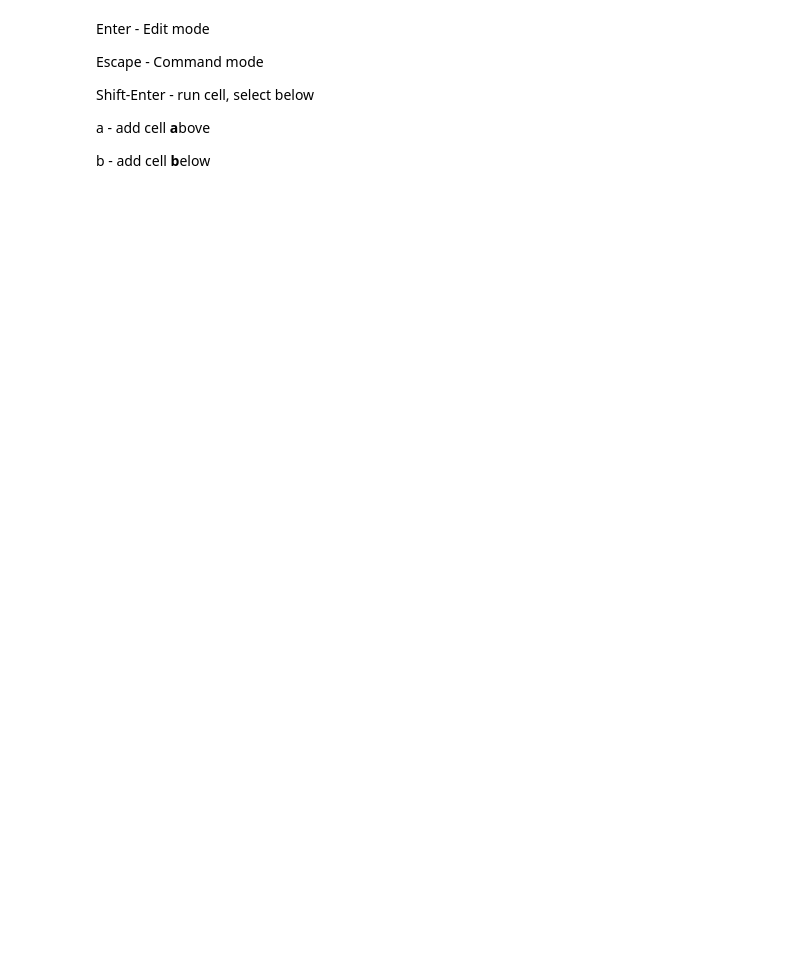
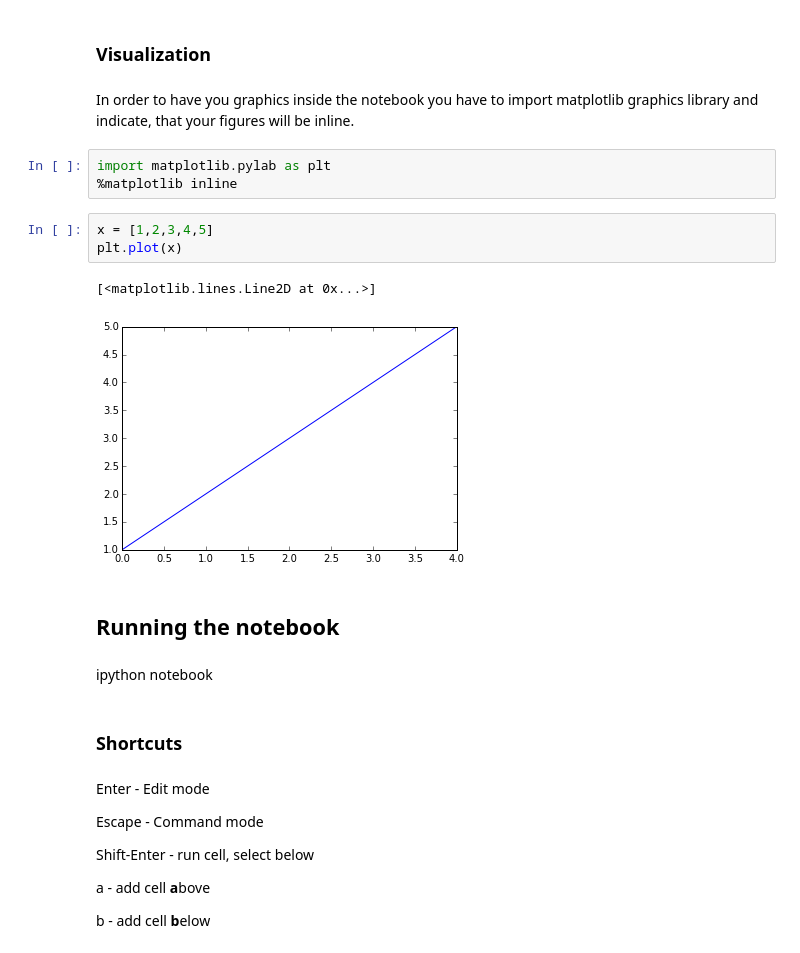
Before and after one commit to koldunovn/YaC2014, a Jupyter notebook: IPython basics.ipynb, the cells around one changed output. Saved outputs shown, nothing was run; the diff lists cells and outputs as text; blank space fills up the shorter version.

```diff
--- a/IPython basics.ipynb
+++ b/IPython basics.ipynb
@@ -61,3 +38,22 @@ plot(x)
+# %% [markdown]
+### Visualization
+# %% [markdown]
+In order to have you graphics inside the notebook you have to import matplotlib graphics library and indicate, that your figures will be inline.
+# %%
+import matplotlib.pylab as plt
+%matplotlib inline
+# %%
+x = [1,2,3,4,5]
+plt.plot(x)
+# %% [output]
+[<matplotlib.lines.Line2D at 0x...>]
+[figure, added]
+# %% [markdown]
+## Running the notebook
+# %% [markdown]
+ipython notebook
+# %% [markdown]
+### Shortcuts
 # %% [markdown]
 Enter       - Edit mode
 
```
Also changed, not shown: parts of 29 cells of this notebook, 2 other files.
